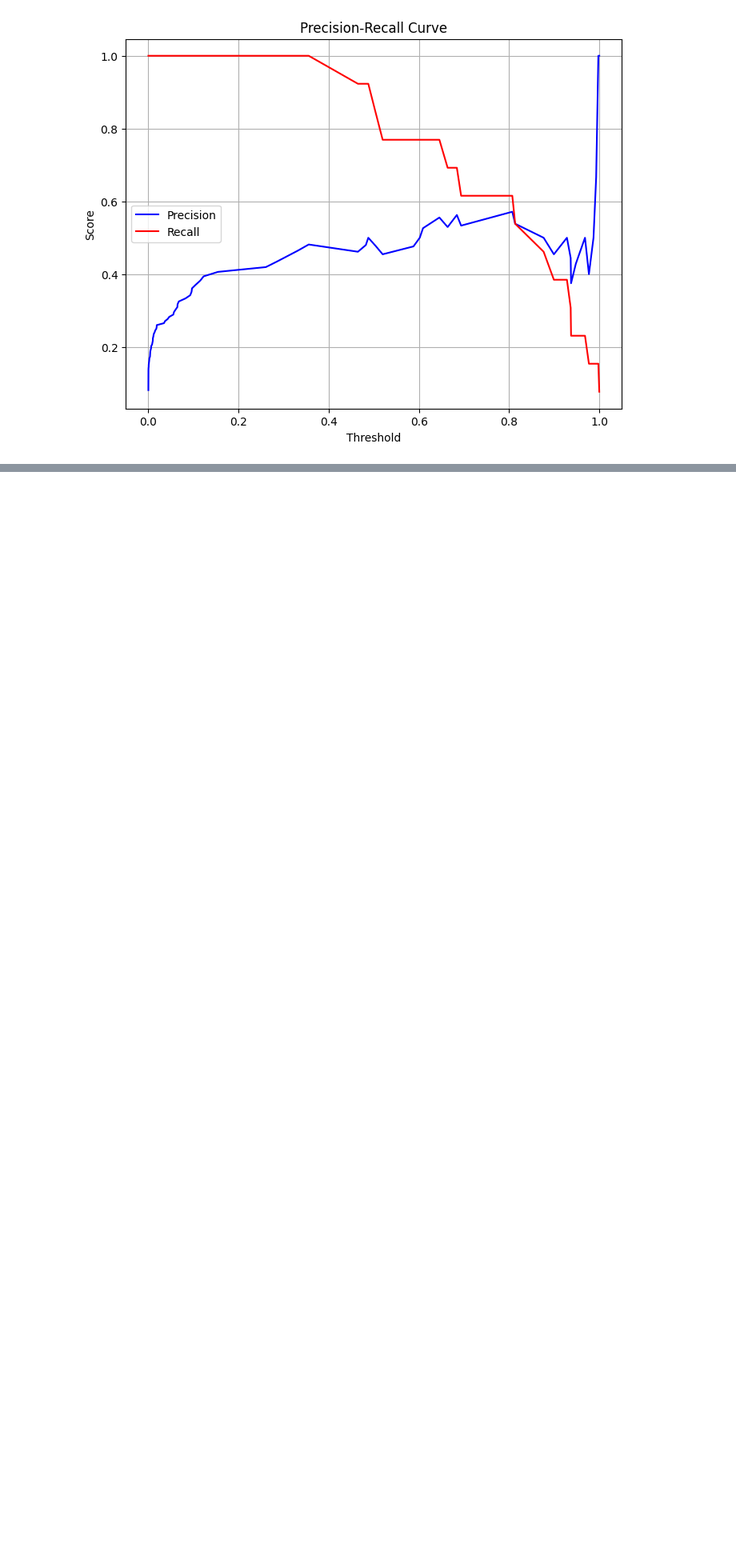
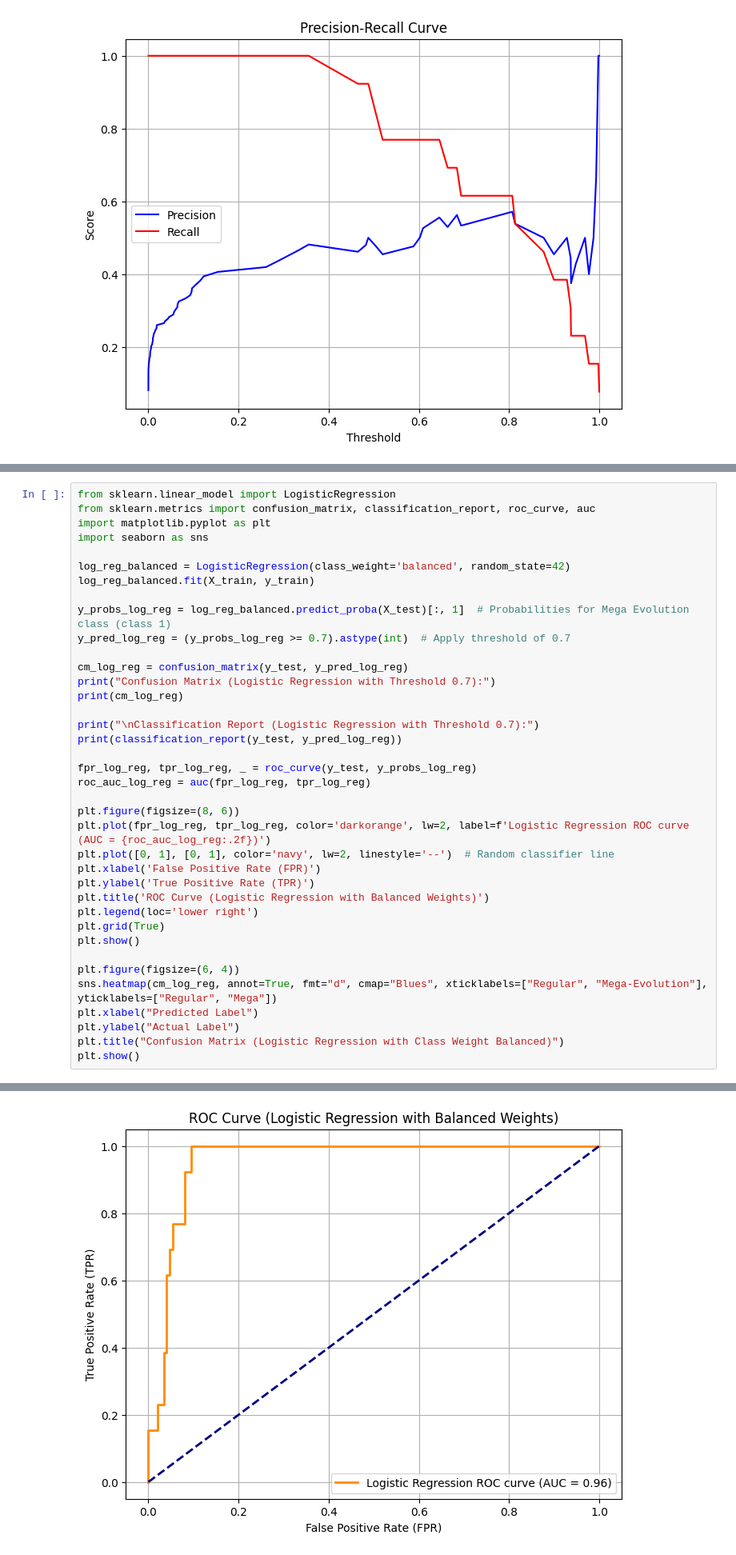
Before and after one commit to AarshiMukherjee/AI-ML-Task2, a Jupyter notebook: Untitled1.ipynb, the cells around one changed output, grey strips where cells are left out. Shown at 80% size. Cells and saved outputs as stored; diff of their text form; blank space fills up the shorter version.

Commit message:
changing threshold parameter

```diff
--- a/Untitled1.ipynb
+++ b/Untitled1.ipynb
@@ -262,3 +261,42 @@ Classification Report:
 weighted avg       0.93      0.93      0.93       160
 
 --------------------------------------------------
+# %%
+from sklearn.linear_model import LogisticRegression
+from sklearn.metrics import confusion_matrix, classification_report, roc_curve, auc
+import matplotlib.pyplot as plt
+import seaborn as sns
+
+log_reg_balanced = LogisticRegression(class_weight='balanced', random_state=42)
+log_reg_balanced.fit(X_train, y_train)
+
+y_probs_log_reg = log_reg_balanced.predict_proba(X_test)[:, 1]  # Probabilities for Mega Evolution class (class 1)
+y_pred_log_reg = (y_probs_log_reg >= 0.7).astype(int)  # Apply threshold of 0.7
+
+cm_log_reg = confusion_matrix(y_test, y_pred_log_reg)
+print("Confusion Matrix (Logistic Regression with Threshold 0.7):")
+print(cm_log_reg)
+
+print("\nClassification Report (Logistic Regression with Threshold 0.7):")
+print(classification_report(y_test, y_pred_log_reg))
+
+fpr_log_reg, tpr_log_reg, _ = roc_curve(y_test, y_probs_log_reg)
+roc_auc_log_reg = auc(fpr_log_reg, tpr_log_reg)
+
+plt.figure(figsize=(8, 6))
+plt.plot(fpr_log_reg, tpr_log_reg, color='darkorange', lw=2, label=f'Logistic Regression ROC curve (AUC = {roc_auc_log_reg:.2f})')
+plt.plot([0, 1], [0, 1], color='navy', lw=2, linestyle='--')  # Random classifier line
+plt.xlabel('False Positive Rate (FPR)')
+plt.ylabel('True Positive Rate (TPR)')
+plt.title('ROC Curve (Logistic Regression with Balanced Weights)')
+plt.legend(loc='lower right')
+plt.grid(True)
+plt.show()
+
+plt.figure(figsize=(6, 4))
+sns.heatmap(cm_log_reg, annot=True, fmt="d", cmap="Blues", xticklabels=["Regular", "Mega-Evolution"], yticklabels=["Regular", "Mega"])
+plt.xlabel("Predicted Label")
+plt.ylabel("Actual Label")
+plt.title("Confusion Matrix (Logistic Regression with Class Weight Balanced)")
+plt.show()
+# %% [output]
@@ -264,0 +316 @@ weighted avg       0.93      0.93      0.93       160
+[figure, added]
```
Also changed, not shown: parts of 2 cells of this notebook.
